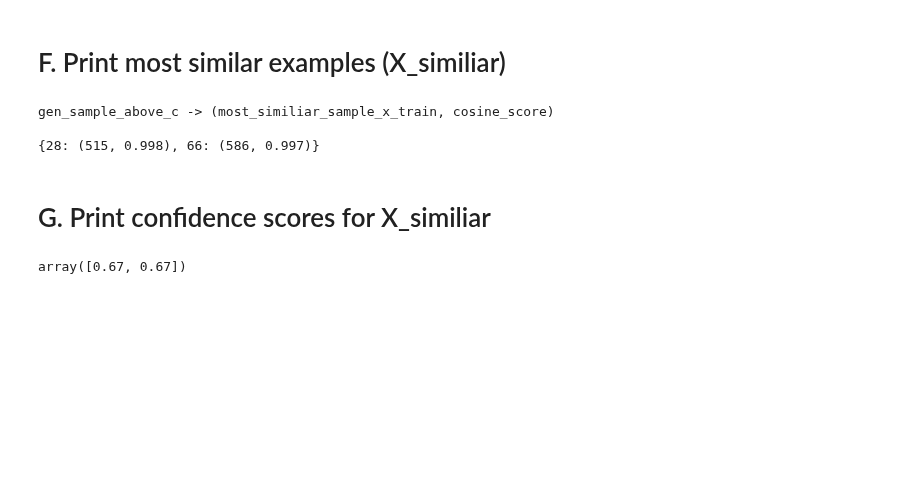
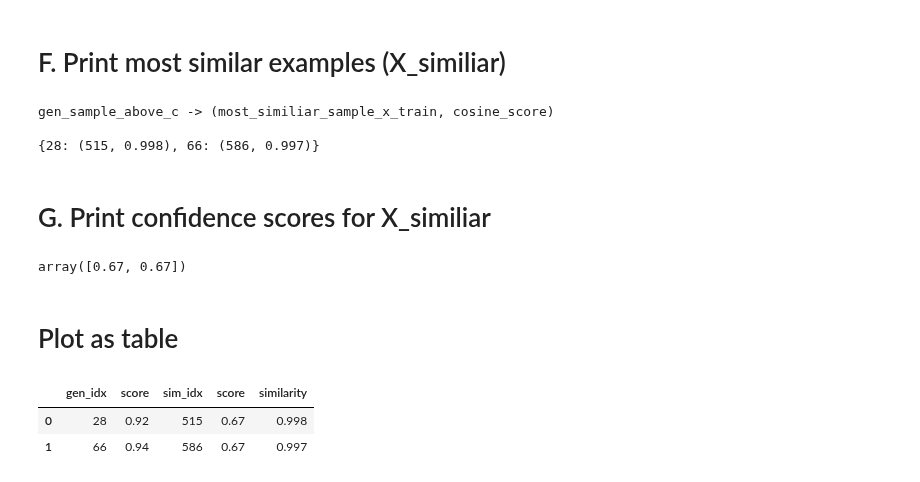
Before and after one commit to roye52371/CTGAN, a Jupyter notebook: German.ipynb, the cells around one changed output. Cells and saved outputs as stored; diff of their text form; code cells hidden in the pictures; blank space fills up the shorter version.

Commit message:
added table plot

```diff
--- a/German.ipynb
+++ b/German.ipynb
@@ -124,7 +124,7 @@ confidence levels:
 # %%
 # inverse the generated data
 scaler = get_scaler(preprocessor)
-gen_data_above_c_before = gen_data.iloc[indecies]
+gen_data_above_c_before = gen_data.iloc[gen_indecies]
 gen_data_above_c = scaler.inverse_transform(gen_data_above_c_before)
 gen_data_above_c = pd.DataFrame(gen_data_above_c).set_index(gen_data_above_c_before.index)
 # %% [markdown]
@@ -150,3 +150,21 @@ X_similiar = X_train_pd.iloc[X_similiar_indices]
 y_conf_train[X_similiar_indices]
 # %% [output]
 array([0.67, 0.67])
+# %% [markdown]
+# Plot as table
+# %%
+data = []
+for gen_idx, value in similarities.items():
+    similar_idx = value[0]
+    similarity = value[1]
+    gen_conf = y_conf_gen[gen_idx]
+    similar_conf = y_conf_train[similar_idx]
+    data.append([gen_idx, gen_conf, similar_idx, similar_conf, similarity])
+
+columns = ['gen_idx', 'score', 'sim_idx', 'score', 'similarity']
+results = pd.DataFrame(data, columns=columns)
+results
+# %% [output]
+|  | gen_idx | score | sim_idx | score | similarity |
+| 0 | 28 | 0.92 | 515 | 0.67 | 0.998 |
+| 1 | 66 | 0.94 | 586 | 0.67 | 0.997 |
```
Also changed, not shown: parts of 1 cell of this notebook.
